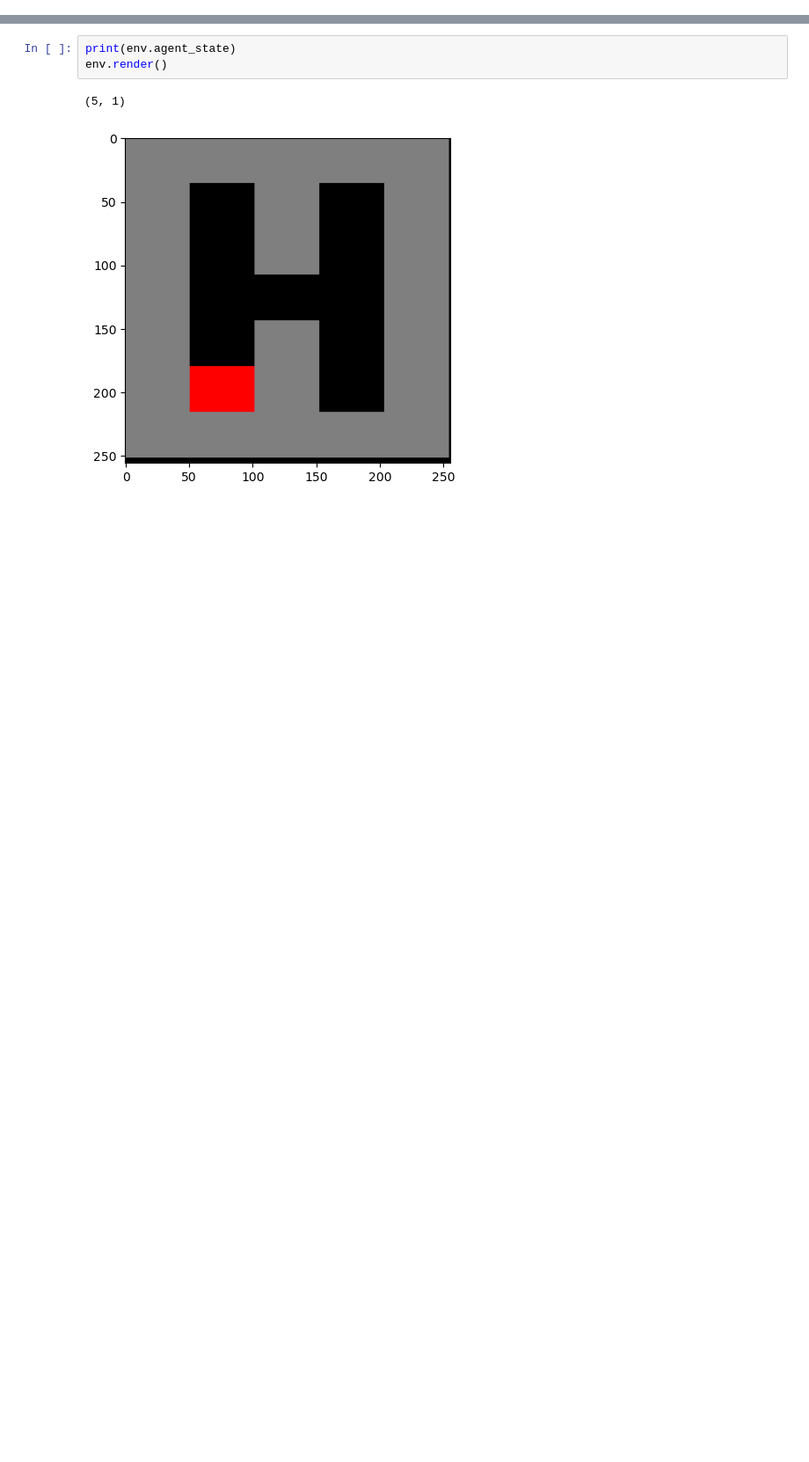
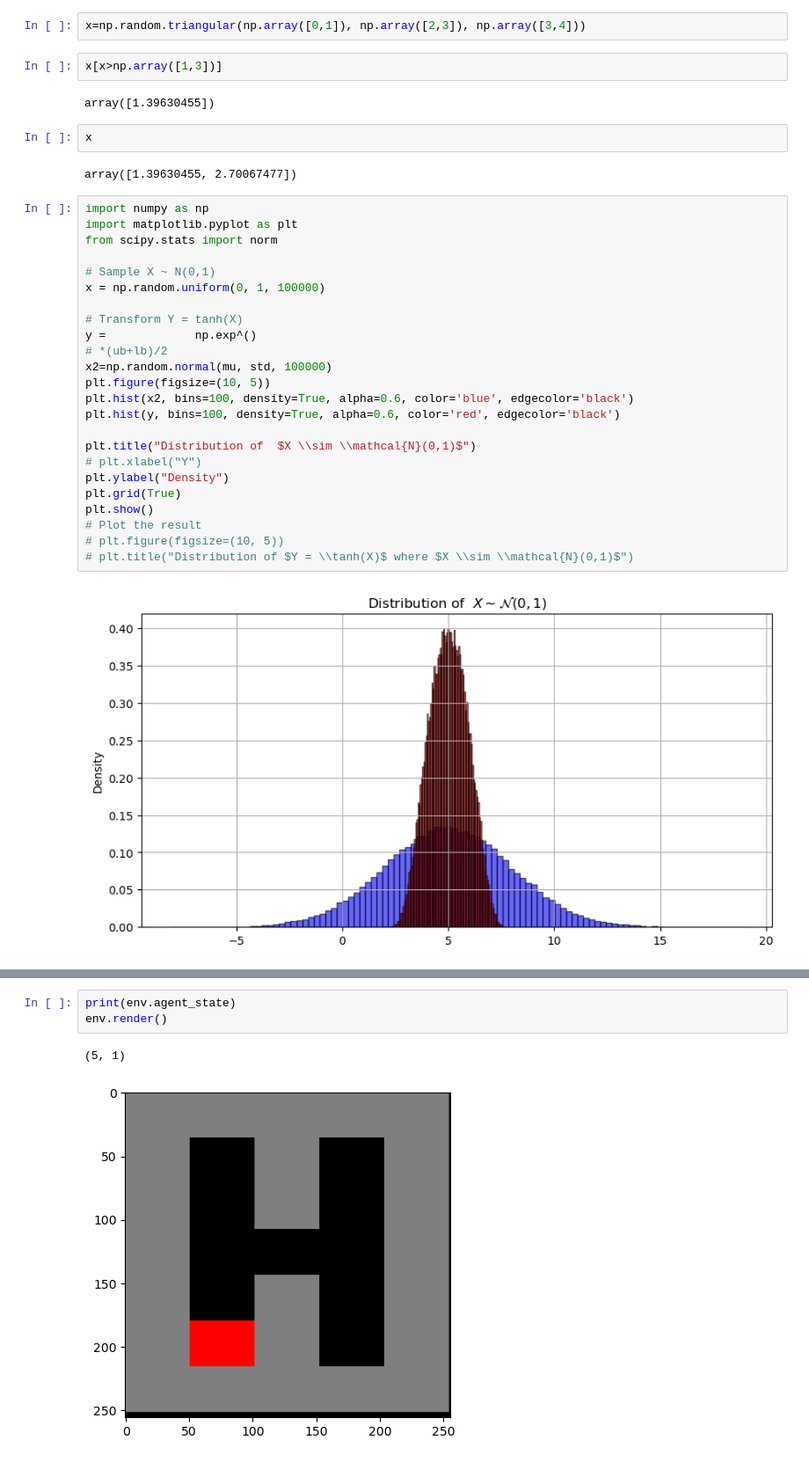
Before and after one commit to msnardakani/cmdp_ray2.2, a Jupyter notebook: environment_tst.ipynb, the cells around one changed output, grey strips where cells are left out. Shown at 88% size. Drawn from its saved outputs; the diff is of its cells as text; blank space fills up the shorter version.

```diff
--- a/environment_tst.ipynb
+++ b/environment_tst.ipynb
@@ -58,0 +86,36 @@ for _ in range (8):
+# %%
+x=np.random.triangular(np.array([0,1]), np.array([2,3]), np.array([3,4]))
+# %%
+x[x>np.array([1,3])]
+# %% [output]
+array([1.39630455])
+# %%
+x
+# %% [output]
+array([1.39630455, 2.70067477])
+# %%
+import numpy as np
+import matplotlib.pyplot as plt
+from scipy.stats import norm
+
+# Sample X ~ N(0,1)
+x = np.random.uniform(0, 1, 100000)
+
+# Transform Y = tanh(X)
+y =             np.exp^()
+# *(ub+lb)/2
+x2=np.random.normal(mu, std, 100000)
+plt.figure(figsize=(10, 5))
+plt.hist(x2, bins=100, density=True, alpha=0.6, color='blue', edgecolor='black')
+plt.hist(y, bins=100, density=True, alpha=0.6, color='red', edgecolor='black')
+
+plt.title("Distribution of  $X \\sim \\mathcal{N}(0,1)$")
+# plt.xlabel("Y")
+plt.ylabel("Density")
+plt.grid(True)
+plt.show()
+# Plot the result
+# plt.figure(figsize=(10, 5))
+# plt.title("Distribution of $Y = \\tanh(X)$ where $X \\sim \\mathcal{N}(0,1)$")
+# %% [output]
+[figure, added]
```
Also changed, not shown: parts of 18 cells of this notebook, 55 other files.
